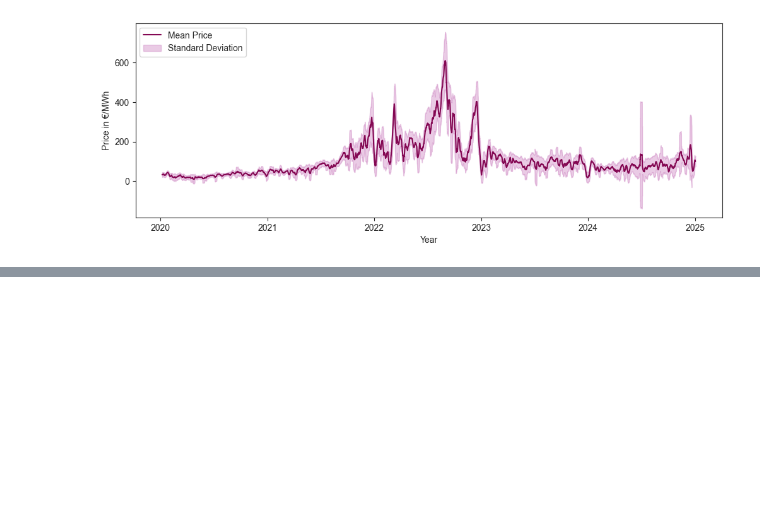
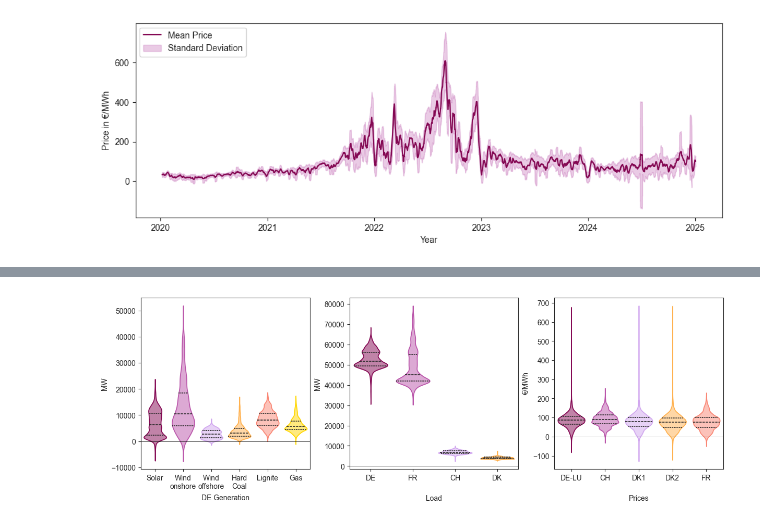
Before and after one commit to valentin-17/epf, a Jupyter notebook: notebooks/other_data_viz.ipynb, the cells around one changed output, grey strips where cells are left out. Cells and saved outputs as stored; diff of their text form; code cells hidden in the pictures; blank space fills up the shorter version.

Commit message:
norm plot viz, new predictions, bugfixes

```diff
--- a/notebooks/other_data_viz.ipynb
+++ b/notebooks/other_data_viz.ipynb
@@ -160,3 +86,6 @@ TypeError: Only valid with DatetimeIndex, TimedeltaIndex or PeriodIndex, but got
+# %%
+path = PROCESSED_DATA_DIR / "features.csv"
+df = pd.read_csv(path, index_col=0, parse_dates=True)
 # %%
 df
 # %% [output]
@@ -163,0 +106,96 @@ NameError: name 'df' is not defined
+# %%
+# normplot of all features using violin plots
+fc = FeatureConfig()
+ft_dict = fc.FEATURE_DICT
+generation_normed = df[['de_solar_gen_rm_seasonal', 'de_wind_gen_onshore_rm_seasonal', 'de_wind_gen_offshore_rm_seasonal', 'de_hard_coal_gen_rm_seasonal', 'de_lignite_gen_rm_seasonal', 'de_gas_gen_rm_seasonal']]
+
+load_normed = df[['de_load_rm_seasonal', 'fr_load_rm_seasonal', 'ch_load_rm_seasonal', 'dk_load_rm_seasonal']]
+
+prices_normed = df[['de_prices_hat_rm_seasonal', 'ch_prices_hat_rm_seasonal', 'dk1_prices_hat_rm_seasonal', 'dk2_prices_hat_rm_seasonal', 'fr_prices_hat_rm_seasonal']]
+# %%
+palette = {
+    # first palette
+    'de_solar_gen_rm_seasonal': COLORS['magenta'],
+    'de_wind_gen_onshore_rm_seasonal': COLORS['purple'],
+    'de_wind_gen_offshore_rm_seasonal': COLORS['light_purple'],
+    'de_hard_coal_gen_rm_seasonal': COLORS['orange'],
+    'de_lignite_gen_rm_seasonal': COLORS['light_orange'],
+    'de_gas_gen_rm_seasonal': COLORS['gold'],
+
+    # second palette
+    'de_load_rm_seasonal': COLORS['magenta'],
+    'ch_load_rm_seasonal': COLORS['purple'],
+    'dk_load_rm_seasonal': COLORS['light_purple'],
+    'fr_load_rm_seasonal': COLORS['orange'],
+
+    # third palette
+    'de_prices_hat_rm_seasonal': COLORS['magenta'],
+    'ch_prices_hat_rm_seasonal': COLORS['purple'],
+    'dk1_prices_hat_rm_seasonal': COLORS['light_purple'],
+    'dk2_prices_hat_rm_seasonal': COLORS['orange'],
+    'fr_prices_hat_rm_seasonal': COLORS['light_orange'],
+}
+
+labels = {
+    #first labels
+    'de_solar_gen_rm_seasonal': 'Solar',
+    'de_wind_gen_onshore_rm_seasonal': 'Wind\nonshore',
+    'de_wind_gen_offshore_rm_seasonal': 'Wind\noffshore',
+    'de_hard_coal_gen_rm_seasonal': 'Hard\nCoal',
+    'de_lignite_gen_rm_seasonal': 'Lignite',
+    'de_gas_gen_rm_seasonal': 'Gas',
+
+    # second labels
+    'de_load_rm_seasonal': 'DE',
+    'fr_load_rm_seasonal': 'FR',
+    'ch_load_rm_seasonal': 'CH',
+    'dk_load_rm_seasonal': 'DK',
+
+    # third labels
+    'de_prices_hat_rm_seasonal': 'DE-LU',
+    'ch_prices_hat_rm_seasonal': 'CH',
+    'dk1_prices_hat_rm_seasonal': 'DK1',
+    'dk2_prices_hat_rm_seasonal': 'DK2',
+    'fr_prices_hat_rm_seasonal': 'FR',
+}
+
+fig, axes = plt.subplots(1, 3, figsize=(12, 4), constrained_layout=True)
+
+sns.violinplot(ax=axes[0], data=generation_normed, palette=palette, saturation=1, inner='quart')
+for violin, color in zip(axes[0].collections[::1], palette.values()):
+    facecolor = plt.matplotlib.colors.to_rgba(color, alpha=0.5)
+    violin.set_facecolor(facecolor)
+    violin.set_edgecolor(color)
+axes[0].set_xticks(range(len(generation_normed.columns)))
+axes[0].set_xticklabels([labels[col] for col in generation_normed.columns])
+axes[0].axhline(y=0, color='black', linestyle='-', linewidth=0.5)
+axes[0].set_xlabel('DE Generation', labelpad=6)
+axes[0].set_ylabel('MW')
+
+sns.violinplot(ax=axes[1], data=load_normed, palette=palette, saturation=1, inner='quart')
+for violin, color in zip(axes[1].collections[::1], palette.values()):
+    facecolor = plt.matplotlib.colors.to_rgba(color, alpha=0.5)
+    violin.set_facecolor(facecolor)
+    violin.set_edgecolor(color)
+axes[1].set_xticks(range(len(load_normed.columns)))
+axes[1].set_xticklabels([labels[col] for col in load_normed.columns])
+axes[1].axhline(y=0, color='black', linestyle='-', linewidth=0.5)
+axes[1].set_xlabel('Load', labelpad=18)
+axes[1].set_ylabel('MW')
+
+sns.violinplot(ax=axes[2], data=prices_normed, palette=palette, saturation=1, inner='quart')
+for violin, color in zip(axes[2].collections[::1], palette.values()):
+    facecolor = plt.matplotlib.colors.to_rgba(color, alpha=0.5)
+    violin.set_facecolor(facecolor)
+    violin.set_edgecolor(color)
+axes[2].set_xticks(range(len(prices_normed.columns)))
+axes[2].set_xticklabels([labels[col] for col in prices_normed.columns])
+axes[2].axhline(y=0, color='black', linestyle='-', linewidth=0.5)
+axes[2].set_xlabel('Prices', labelpad=18)
+axes[2].set_ylabel('€/MWh')
+
+plt.savefig("../reports/figures/normed_feature_distribution.pdf", dpi=300, bbox_inches='tight')
+
+plt.show()
+# %% [output]
+[figure, added]
```
Also changed, not shown: parts of 8 cells of this notebook, 11 other files.
